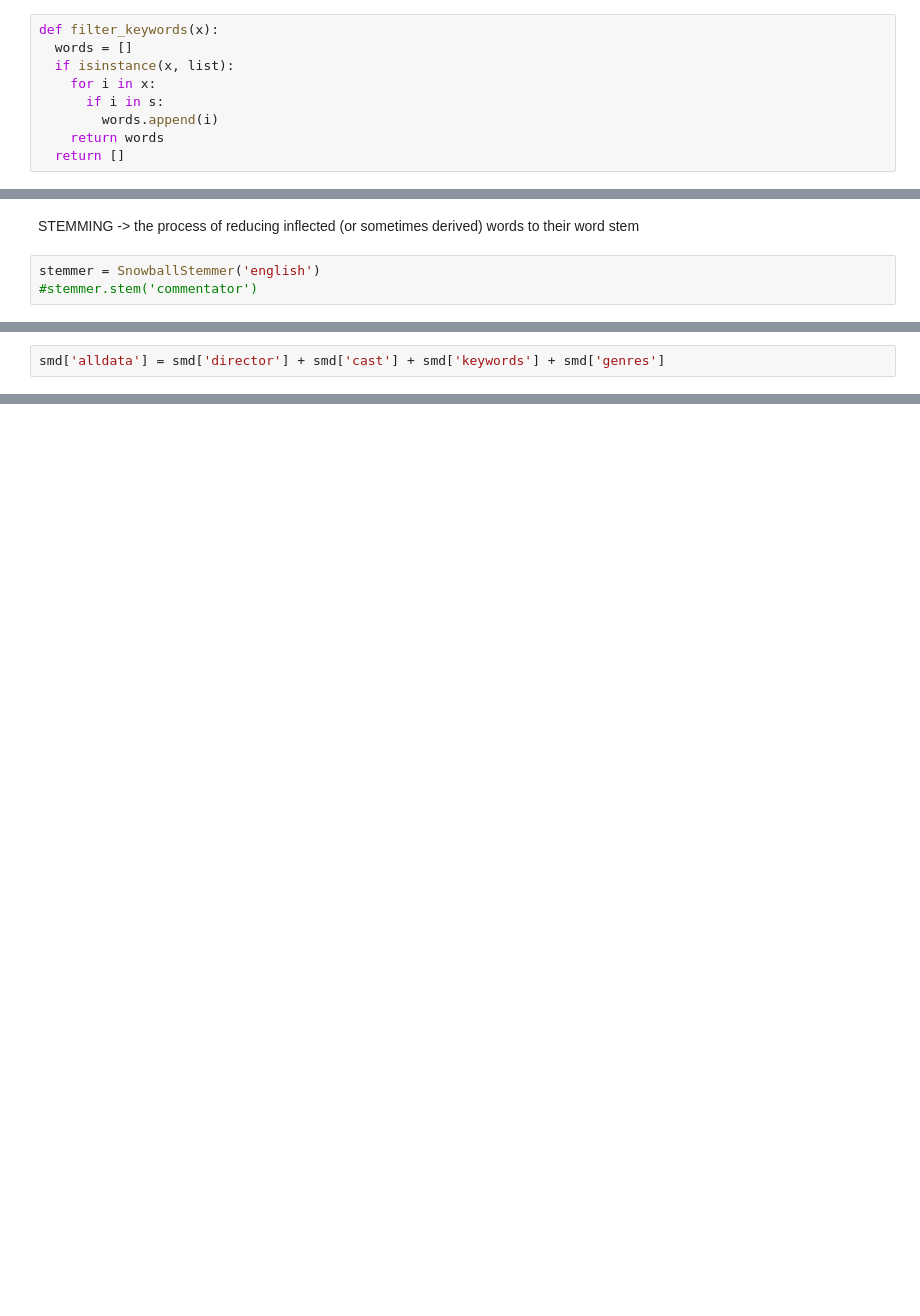
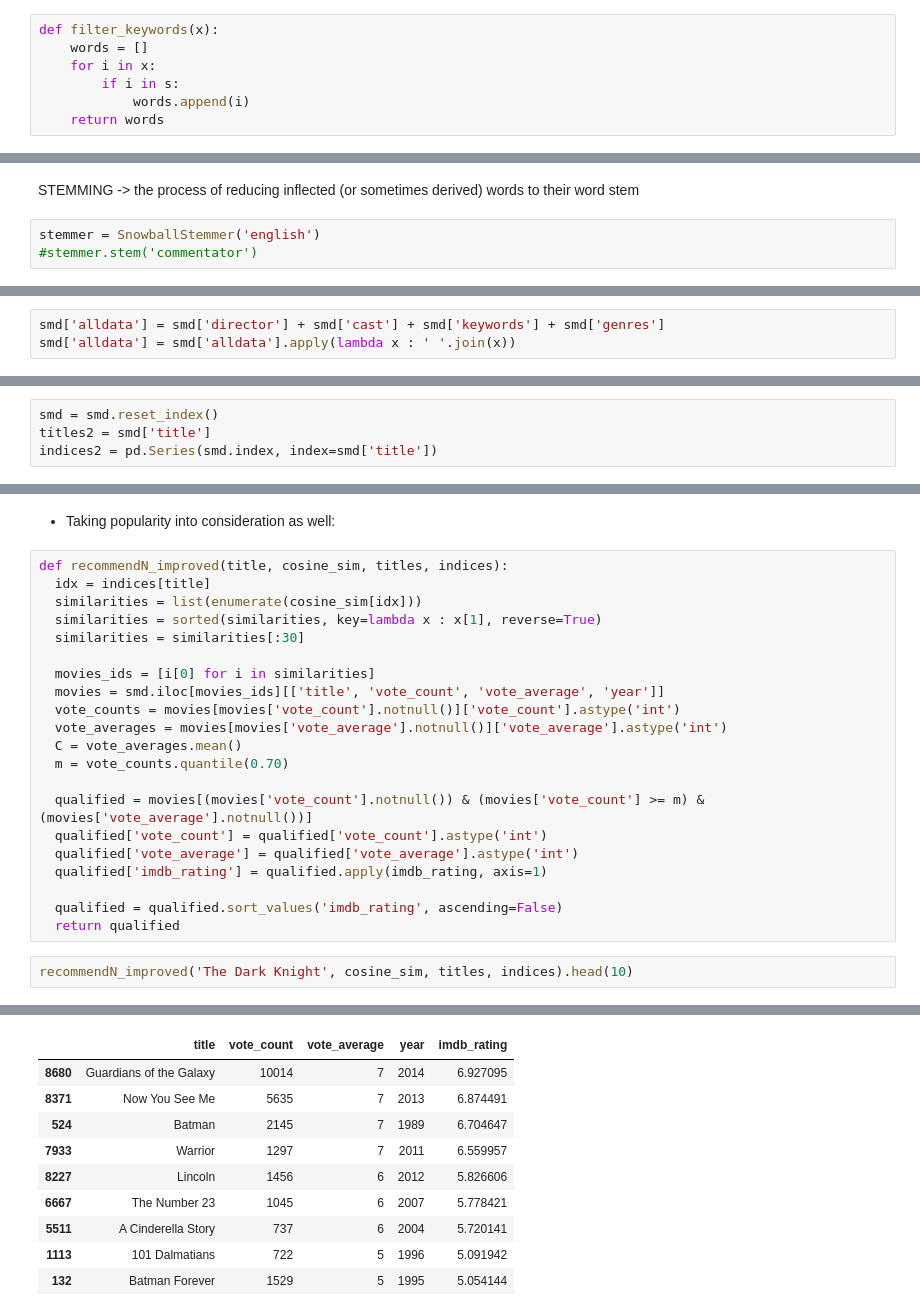
Before and after one commit to mcucii/ML-Kaggle-projects, a Jupyter notebook: Movie Recommender Systems/Movie_Recommender_Systems.ipynb, the cells around one changed output, grey strips where cells are left out. Saved outputs shown, nothing was run; the diff lists cells and outputs as text; blank space fills up the shorter version.

Commit message:
improved recommender -> todo: check

```diff
--- a/Movie Recommender Systems/Movie_Recommender_Systems.ipynb
+++ b/Movie Recommender Systems/Movie_Recommender_Systems.ipynb
@@ -508,12 +401,10 @@ dtype: int64
 s = s[s>1]
 # %%
 def filter_keywords(x):
-  words = []
-  if isinstance(x, list):
+    words = []
     for i in x:
-      if i in s:
-        words.append(i)
+        if i in s:
+            words.append(i)
     return words
-  return []
 # %%
 smd['keywords'] = smd['keywords'].apply(filter_keywords)
@@ -547,2 +419,3 @@ See the caveats in the documentation: https://pandas.pydata.org/pandas-docs/stab
 # %%
 smd['alldata'] = smd['director'] + smd['cast'] + smd['keywords'] + smd['genres']
+smd['alldata'] = smd['alldata'].apply(lambda x : ' '.join(x))
@@ -559,0 +433,4 @@ AttributeError: 'list' object has no attribute 'lower'
+# %%
+smd = smd.reset_index()
+titles2 = smd['title']
+indices2 = pd.Series(smd.index, index=smd['title'])
@@ -559,0 +453,26 @@ AttributeError: 'list' object has no attribute 'lower'
+# %% [markdown]
+- Taking popularity into consideration as well:
+# %%
+def recommendN_improved(title, cosine_sim, titles, indices):
+  idx = indices[title]
+  similarities = list(enumerate(cosine_sim[idx]))
+  similarities = sorted(similarities, key=lambda x : x[1], reverse=True)
+  similarities = similarities[:30]
+
+  movies_ids = [i[0] for i in similarities]
+  movies = smd.iloc[movies_ids][['title', 'vote_count', 'vote_average', 'year']]
+  vote_counts = movies[movies['vote_count'].notnull()]['vote_count'].astype('int')
+  vote_averages = movies[movies['vote_average'].notnull()]['vote_average'].astype('int')
+  C = vote_averages.mean()
+  m = vote_counts.quantile(0.70)
+
+  qualified = movies[(movies['vote_count'].notnull()) & (movies['vote_count'] >= m) & (movies['vote_average'].notnull())]
+  qualified['vote_count'] = qualified['vote_count'].astype('int')
+  qualified['vote_average'] = qualified['vote_average'].astype('int')
+  qualified['imdb_rating'] = qualified.apply(imdb_rating, axis=1)
+
+  qualified = qualified.sort_values('imdb_rating', ascending=False)
+  return qualified
+# %%
+recommendN_improved('The Dark Knight', cosine_sim, titles, indices).head(10)
+# %% [output]
@@ -559,0 +494,10 @@ AttributeError: 'list' object has no attribute 'lower'
+|  | title | vote_count | vote_average | year | imdb_rating |
+| 8680 | Guardians of the Galaxy | 10014 | 7 | 2014 | 6.927095 |
+| 8371 | Now You See Me | 5635 | 7 | 2013 | 6.874491 |
+| 524 | Batman | 2145 | 7 | 1989 | 6.704647 |
+| 7933 | Warrior | 1297 | 7 | 2011 | 6.559957 |
+| 8227 | Lincoln | 1456 | 6 | 2012 | 5.826606 |
+| 6667 | The Number 23 | 1045 | 6 | 2007 | 5.778421 |
+| 5511 | A Cinderella Story | 737 | 6 | 2004 | 5.720141 |
+| 1113 | 101 Dalmatians | 722 | 5 | 1996 | 5.091942 |
+| 132 | Batman Forever | 1529 | 5 | 1995 | 5.054144 |
```
Also changed, not shown: parts of 38 cells of this notebook.
